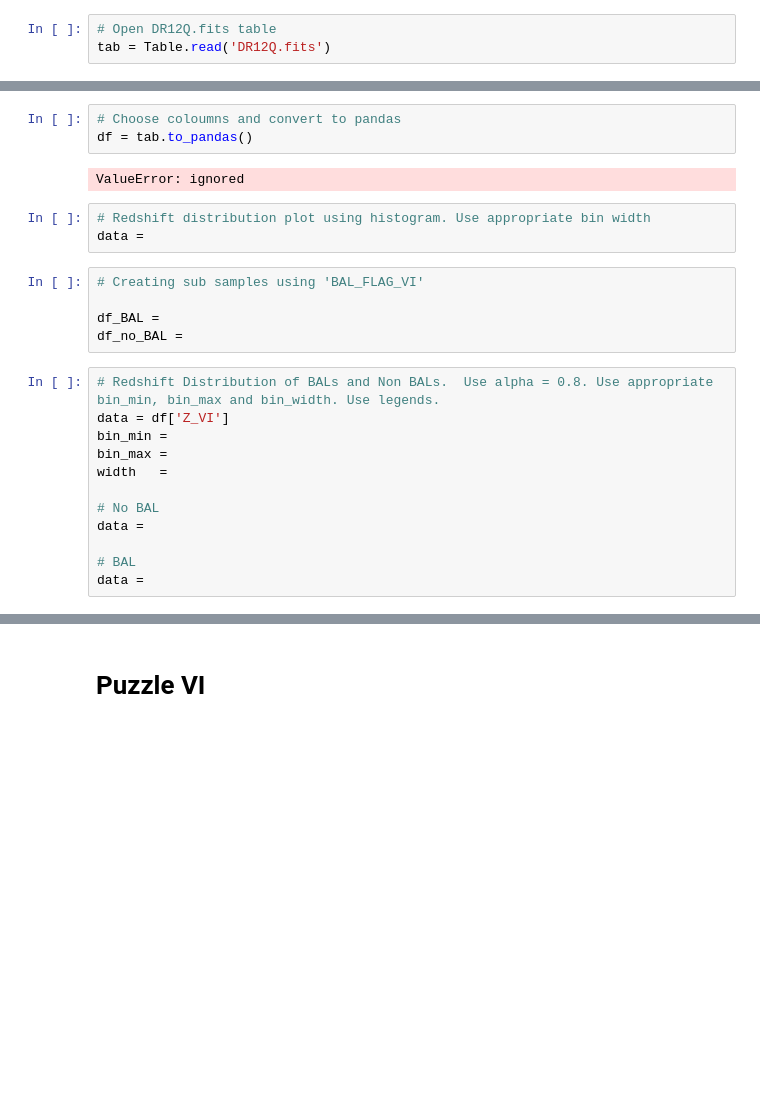
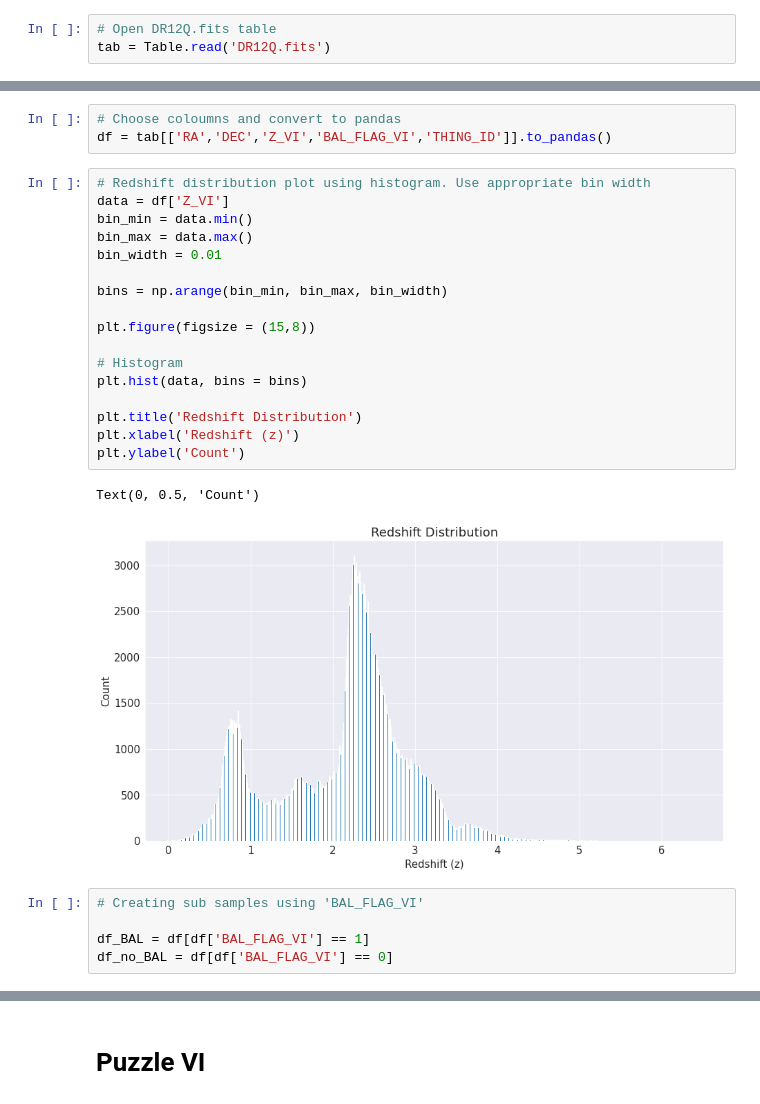
Before and after one commit to rahule-1999/DDA-python, a Jupyter notebook: Week_3/Module_3_1_Tabular_Data.ipynb, the cells around one changed output, grey strips where cells are left out. Saved outputs shown, nothing was run; the diff lists cells and outputs as text; blank space fills up the shorter version.

```diff
--- a/Week_3/Module_3_1_Tabular_Data.ipynb
+++ b/Week_3/Module_3_1_Tabular_Data.ipynb
@@ -472,25 +493,28 @@ tab
 # %%
 # Choose coloumns and convert to pandas
-df = tab.to_pandas()
+df = tab[['RA','DEC','Z_VI','BAL_FLAG_VI','THING_ID']].to_pandas()
-# %% [output]
-ValueError: ignored
-# %%
-# Redshift distribution plot using histogram. Use appropriate bin width
-data =
+# %%
+# Redshift distribution plot using histogram. Use appropriate bin width
+data = df['Z_VI']
+bin_min = data.min()
+bin_max = data.max()
+bin_width = 0.01
+
+bins = np.arange(bin_min, bin_max, bin_width)
+
+plt.figure(figsize = (15,8))
+
+# Histogram
+plt.hist(data, bins = bins)
+
+plt.title('Redshift Distribution')
+plt.xlabel('Redshift (z)')
+plt.ylabel('Count')
+# %% [output]
+Text(0, 0.5, 'Count')
+[figure, added]
 # %%
 # Creating sub samples using 'BAL_FLAG_VI'
 
-df_BAL =
-df_no_BAL =
+df_BAL = df[df['BAL_FLAG_VI'] == 1]
+df_no_BAL = df[df['BAL_FLAG_VI'] == 0]
-# %%
-# Redshift Distribution of BALs and Non BALs.  Use alpha = 0.8. Use appropriate bin_min, bin_max and bin_width. Use legends.
-data = df['Z_VI']
-bin_min =
-bin_max =
-width   =
-
-# No BAL
-data =
-
-# BAL
-data =
```
Also changed, not shown: parts of 13 cells of this notebook.
